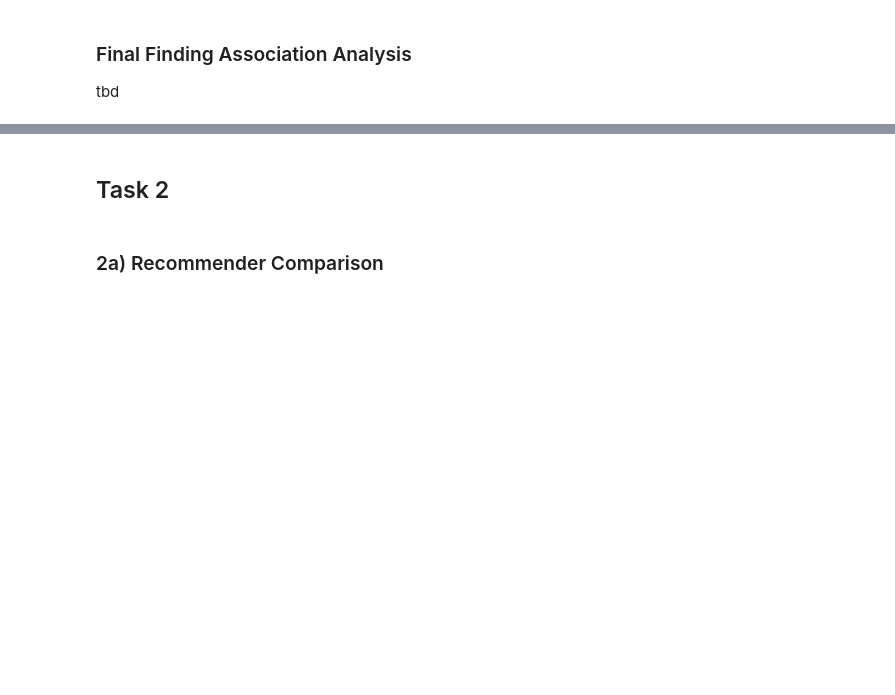
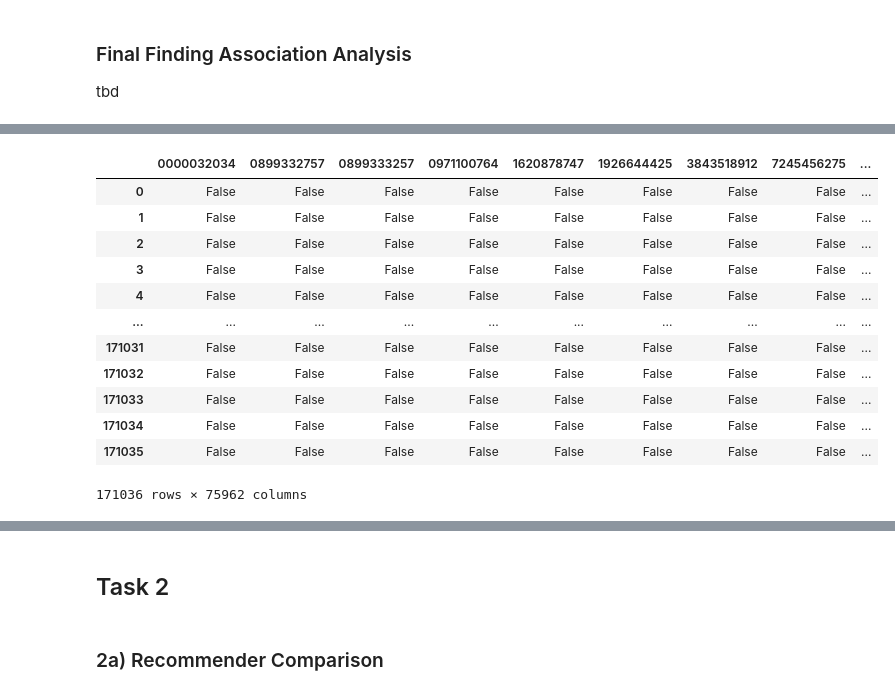
Before and after one commit to juliankulinsky/deep_learning, a Jupyter notebook: notebooks/deep_leaning_project.ipynb, the cells around one changed output, grey strips where cells are left out. Cells and saved outputs as stored; diff of their text form; code cells hidden in the pictures; blank space fills up the shorter version.

```diff
--- a/notebooks/deep_leaning_project.ipynb
+++ b/notebooks/deep_leaning_project.ipynb
@@ -1647,0 +1688,3 @@ tbd
+# %%
+df2015 = df[(df['unixReviewTime'] >= 1420070400) & (df['unixReviewTime'] <= 1451602800)]
+df2015['reviewerID'].value_counts()
@@ -1647,0 +1725,23 @@ tbd
+# %%
+# TranscationEncoder, um Transaktions Liste in True/False Matrix zu überführen
+from mlxtend.preprocessing import TransactionEncoder
+a2 = TransactionEncoder()
+a_data2 = a2.fit(data2015).transform(data2015)
+asdf2 = pd.DataFrame(a_data2,columns=a2.columns_)
+#asdf = asdf.replace(False,0.0)
+#asdf = asdf.replace(True,1.0)
+asdf2
+# %% [output]
+|  | 0000032034 | 0899332757 | 0899333257 | 0971100764 | 1620878747 | 1926644425 | 3843518912 | 7245456275 | ... |
+| 0 | False | False | False | False | False | False | False | False | ... |
+| 1 | False | False | False | False | False | False | False | False | ... |
+| 2 | False | False | False | False | False | False | False | False | ... |
+| 3 | False | False | False | False | False | False | False | False | ... |
+| 4 | False | False | False | False | False | False | False | False | ... |
+| ... | ... | ... | ... | ... | ... | ... | ... | ... | ... |
+| 171031 | False | False | False | False | False | False | False | False | ... |
+| 171032 | False | False | False | False | False | False | False | False | ... |
+| 171033 | False | False | False | False | False | False | False | False | ... |
+| 171034 | False | False | False | False | False | False | False | False | ... |
+| 171035 | False | False | False | False | False | False | False | False | ... |
+171036 rows × 75962 columns
```
Also changed, not shown: parts of 21 cells of this notebook.
